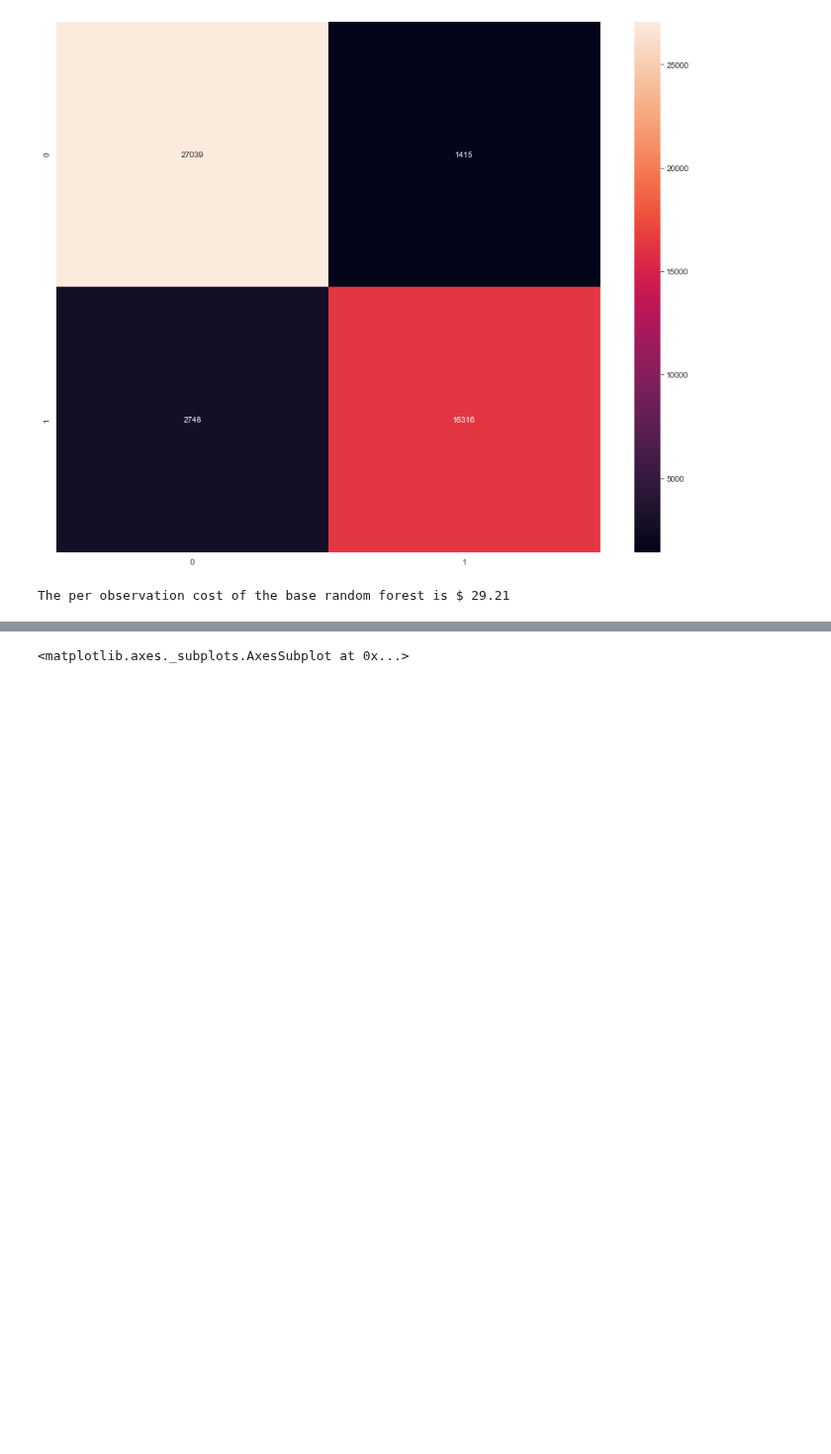
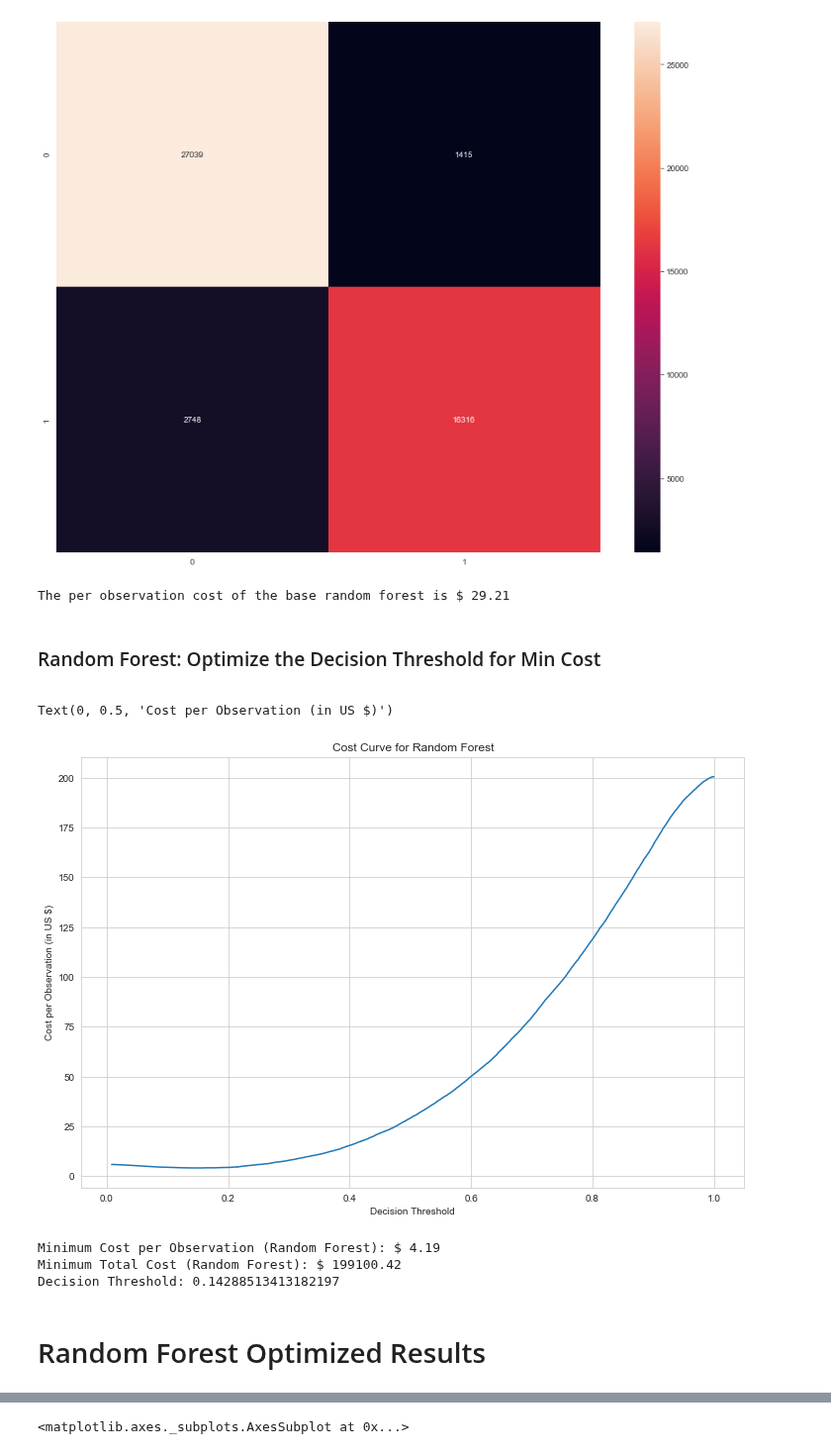
Before and after one commit to andrewmejia600/DS7333, a Jupyter notebook: CASE_STUDY_FINAL/case_study_14_code_sm.ipynb, the cells around one changed output, grey strips where cells are left out. Shown at 99% size. Cells and saved outputs as stored; diff of their text form; code cells hidden in the pictures; blank space fills up the shorter version.

Commit message:
updated with RF optimized. need to do hgbc

```diff
--- a/CASE_STUDY_FINAL/case_study_14_code_sm.ipynb
+++ b/CASE_STUDY_FINAL/case_study_14_code_sm.ipynb
@@ -705,3 +748,46 @@ cost = (500*cm_rf[1,0])+(10*cm_rf[0,1])
 print("The per observation cost of the base random forest is $",round(cost/len(data_m_test),2))
 # %% [output]
 The per observation cost of the base random forest is $ 29.21
+# %% [markdown]
+<span source="color:blue">
+
+### Random Forest: Optimize the Decision Threshold for Min Cost
+# %%
+#https://towardsdatascience.com/fine-tuning-a-classifier-in-scikit-learn-66e048c21e65
+
+#Adjusting Threshold values to optimize for min cost
+def adj_score(y_scores, thresh):
+    return [1 if y >= thresh else 0 for y in y_scores]
+# %%
+from sklearn.metrics import precision_recall_curve
+
+# get threshold array
+p, r, thresholds = precision_recall_curve(data_m_test_target, y_score_rf)
+
+#Loop through thresholds and calculate cost
+cost_list = []
+
+for i in thresholds:
+    preds_adj_rf = adj_score(y_score_rf, i)
+    cm = confusion_matrix(data_m_test_target, preds_adj_rf)
+    cost = ((500*cm[1,0])+(10*cm[0,1]))/len(data_m_test)
+    cost_list.append(cost)
+# %%
+fig, ax = plt.subplots(figsize=(12,8))
+ax = sns.lineplot(x=thresholds, y=cost_list)
+ax.set_title("Cost Curve for Random Forest")
+ax.set_xlabel("Decision Threshold")
+ax.set_ylabel("Cost per Observation (in US $)")
+# %% [output]
+Text(0, 0.5, 'Cost per Observation (in US $)')
+[figure, added]
+# %%
+print("Minimum Cost per Observation (Random Forest): $",round(cost_list[np.argmin(cost_list)],2))
+print("Minimum Total Cost (Random Forest): $",round(cost_list[np.argmin(cost_list)],2)*47518)
+print("Decision Threshold:", thresholds[np.argmin(cost_list)])
+# %% [output]
+Minimum Cost per Observation (Random Forest): $ 4.19
+Minimum Total Cost (Random Forest): $ 199100.42
+Decision Threshold: 0.14288513413182197
+# %% [markdown]
+# Random Forest Optimized Results
```
Also changed, not shown: parts of 25 cells of this notebook.
